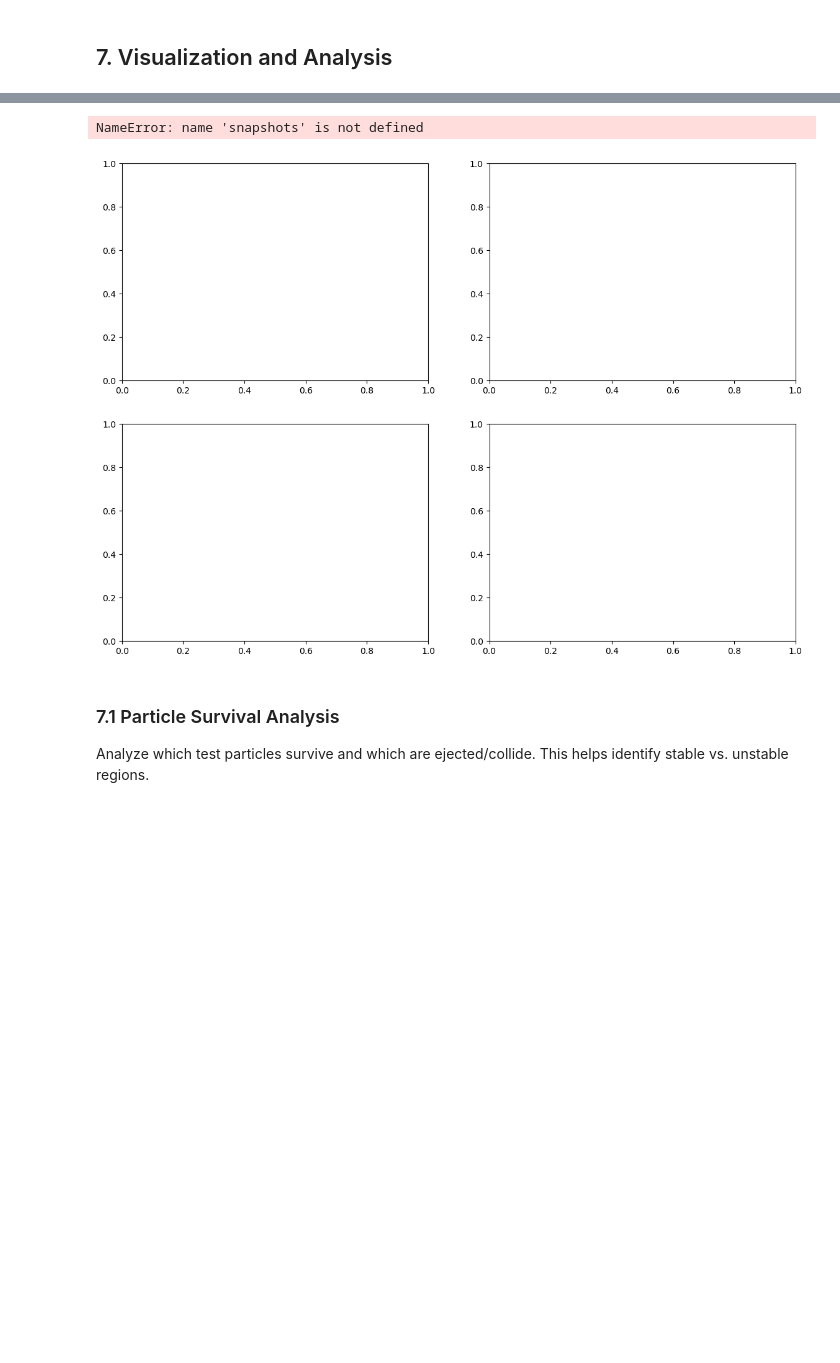
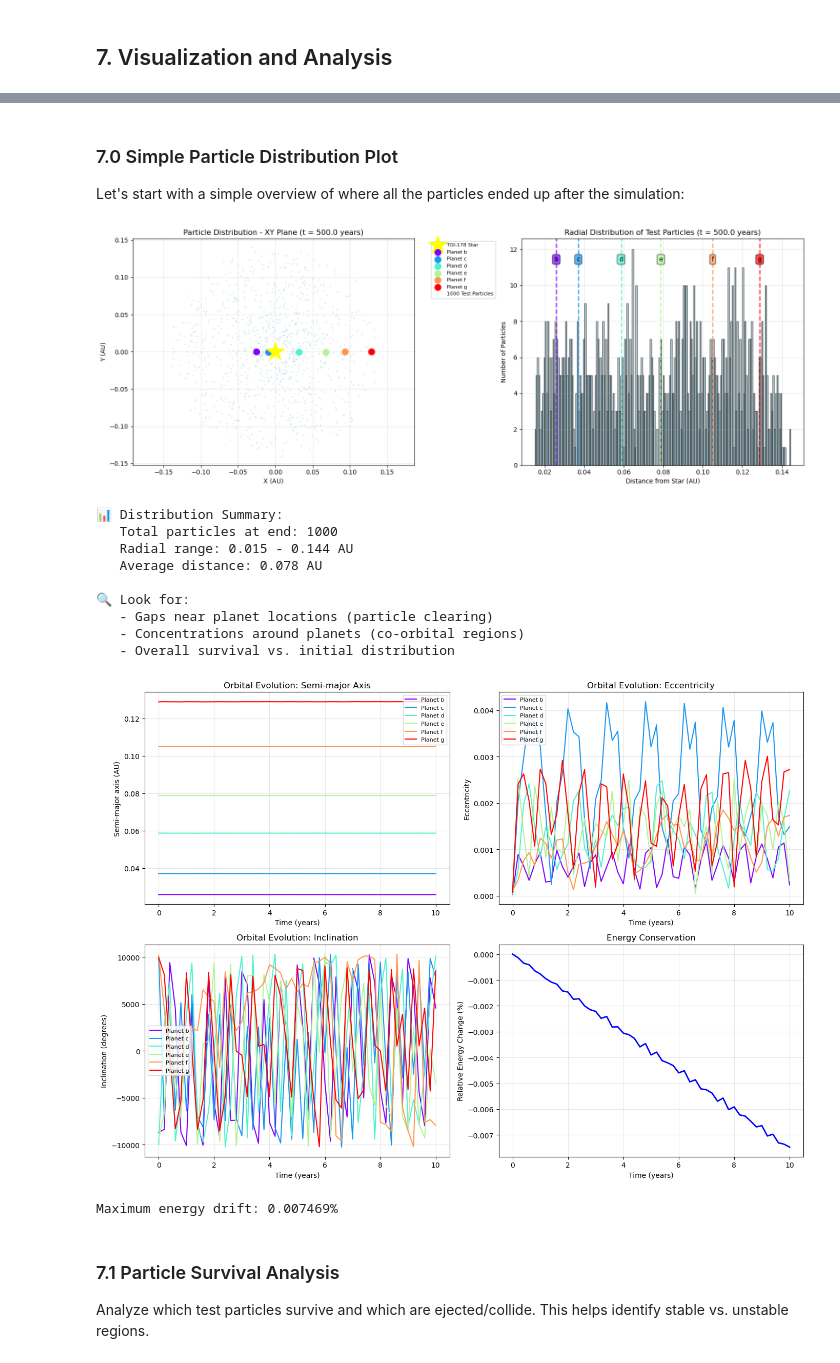
Before and after one commit to felixxthejet/SIMOA_25_Group9, a Jupyter notebook: main.ipynb, the cells around one changed output, grey strips where cells are left out. Cells and saved outputs as stored; diff of their text form; code cells hidden in the pictures; blank space fills up the shorter version.

```diff
--- a/main.ipynb
+++ b/main.ipynb
@@ -529,3 +808,77 @@ NameError: name 'snapshots' is not defined
+# %% [markdown]
+### 7.0 Simple Particle Distribution Plot
+
+Let's start with a simple overview of where all the particles ended up after the simulation:
+# %%
+# Simple particle distribution plot
+fig, (ax1, ax2) = plt.subplots(1, 2, figsize=(16, 6))
+
+# Get final snapshot
+final_snapshot = snapshots[-1]
+star = final_snapshot[0]
+planets = final_snapshot[1:7]  # 6 planets
+test_particles = final_snapshot[7:]  # All test particles
+
+# Plot 1: XY plane view
+ax1.scatter([0], [0], c='yellow', s=1000, marker='*', label='TOI-178 Star', zorder=5)
+
+# Plot planets
+planet_colors = plt.cm.rainbow(np.linspace(0, 1, 6))
+planet_names = ['b', 'c', 'd', 'e', 'f', 'g']
+
+for i, (planet, color, name) in enumerate(zip(planets, planet_colors, planet_names)):
+    ax1.scatter(planet.x.value_in(units.AU), planet.y.value_in(units.AU),
+               c=[color], s=100, marker='o', label=f'Planet {name}', zorder=4)
+
+# Plot test particles
+particle_x = [p.x.value_in(units.AU) for p in test_particles]
+particle_y = [p.y.value_in(units.AU) for p in test_particles]
+ax1.scatter(particle_x, particle_y, c='lightblue', s=1, alpha=0.6, label=f'{len(test_particles)} Test Particles')
+
+ax1.set_xlabel('X (AU)')
+ax1.set_ylabel('Y (AU)')
+ax1.set_title(f'Particle Distribution - XY Plane (t = {times[-1]:.1f} years)')
+ax1.legend(bbox_to_anchor=(1.05, 1), loc='upper left', fontsize=8)
+ax1.grid(True, alpha=0.3)
+ax1.axis('equal')
+
+# Plot 2: Radial distance distribution
+particle_distances = [p.position.length().value_in(units.AU) for p in test_particles]
+
+ax2.hist(particle_distances, bins=200, alpha=0.7, edgecolor='black', color='lightblue')
+ax2.set_xlabel('Distance from Star (AU)')
+ax2.set_ylabel('Number of Particles')
+ax2.set_title(f'Radial Distribution of Test Particles (t = {times[-1]:.1f} years)')
+ax2.grid(True, alpha=0.3)
+
+# Mark planet locations on histogram
+for i, (name, data) in enumerate(planet_data.items()):
+    ax2.axvline(data['a'], color=planet_colors[i], linestyle='--', alpha=0.8, linewidth=2)
+    ax2.text(data['a'], ax2.get_ylim()[1]*0.9, name, ha='center', fontsize=10,
+             bbox=dict(boxstyle="round,pad=0.3", facecolor=planet_colors[i], alpha=0.7))
+
+plt.tight_layout()
+plt.show()
+
+print(f"\n📊 Distribution Summary:")
+print(f"   Total particles at end: {len(test_particles)}")
+print(f"   Radial range: {min(particle_distances):.3f} - {max(particle_distances):.3f} AU")
+print(f"   Average distance: {np.mean(particle_distances):.3f} AU")
+print(f"\n🔍 Look for:")
+print(f"   - Gaps near planet locations (particle clearing)")
+print(f"   - Concentrations around planets (co-orbital regions)")
+print(f"   - Overall survival vs. initial distribution")
+# %% [output]
+[figure, added]
+📊 Distribution Summary:
+   Total particles at end: 1000
+   Radial range: 0.015 - 0.144 AU
+   Average distance: 0.078 AU
+
+🔍 Look for:
+   - Gaps near planet locations (particle clearing)
+   - Concentrations around planets (co-orbital regions)
+   - Overall survival vs. initial distribution
 # %%
 # Plot orbital elements evolution over time
 fig, ((ax1, ax2), (ax3, ax4)) = plt.subplots(2, 2, figsize=(14, 10))
@@ -548,7 +901,7 @@ for i in range(6):  # 6 planets
 
         semi_major_axes.append(elements[2].value_in(units.AU))
         eccentricities.append(elements[3])
-        inclinations.append(elements[4].value_in(units.deg))
+        inclinations.append(np.degrees(elements[4]))
 
     # Plot
     ax1.plot(times, semi_major_axes, color=colors[i],
@@ -596,8 +949,8 @@ plt.show()
 
 print(f"Maximum energy drift: {max(abs(energy_change)) * 100:.6f}%")
 # %% [output]
+[figure, new version]
-NameError: name 'snapshots' is not defined
+Maximum energy drift: 0.007469%
-[figure, old version]
 # %% [markdown]
 ### 7.1 Particle Survival Analysis
 
```
Also changed, not shown: parts of 14 cells of this notebook, 18 other files.
